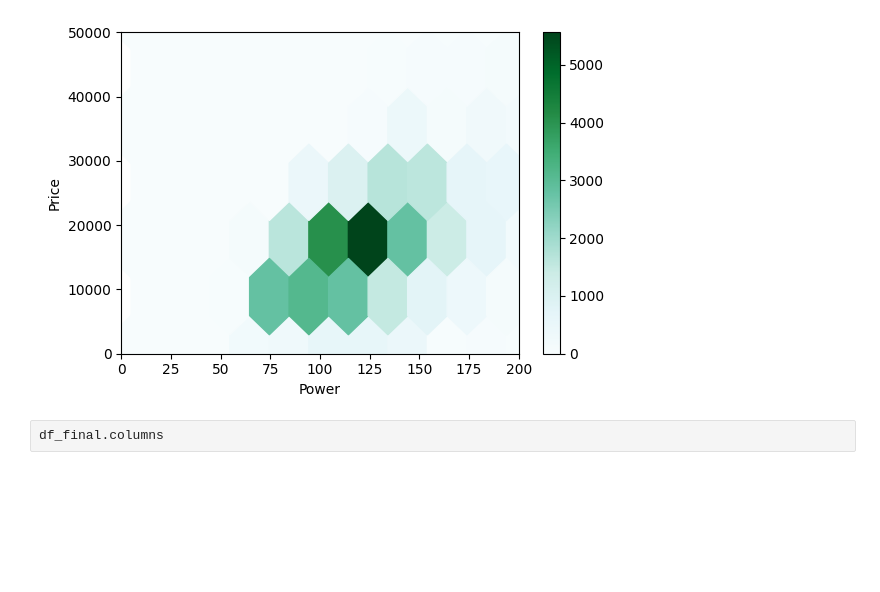
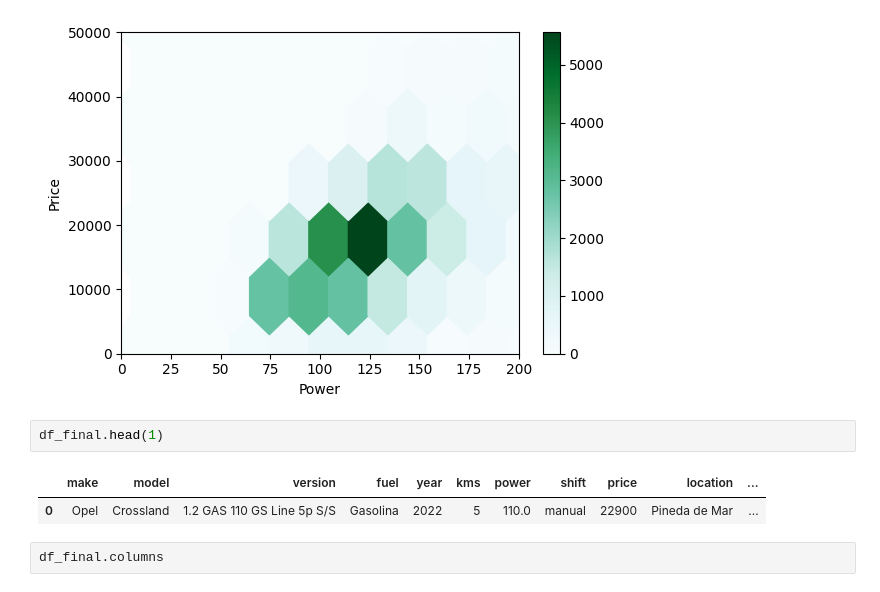
Before and after one commit to Germandcont/SecondHandCars-PricePrediction, a Jupyter notebook: notebooks/1.preprocesing_eda.ipynb, the cells around one changed output. Cells and saved outputs as stored; diff of their text form; blank space fills up the shorter version.

```diff
--- a/notebooks/1.preprocesing_eda.ipynb
+++ b/notebooks/1.preprocesing_eda.ipynb
@@ -850,6 +736,11 @@ plt.tight_layout()
 plt.show()
 # %% [output]
 [figure]
+# %%
+df_final.head(1)
+# %% [output]
+|  | make | model | version | fuel | year | kms | power | shift | price | location | ... |
+| 0 | Opel | Crossland | 1.2 GAS 110 GS Line 5p S/S | Gasolina | 2022 | 5 | 110.0 | manual | 22900 | Pineda de Mar | ... |
 # %%
 df_final.columns
 # %% [output]
```
Also changed, not shown: parts of 22 cells of this notebook, 5 other files.
